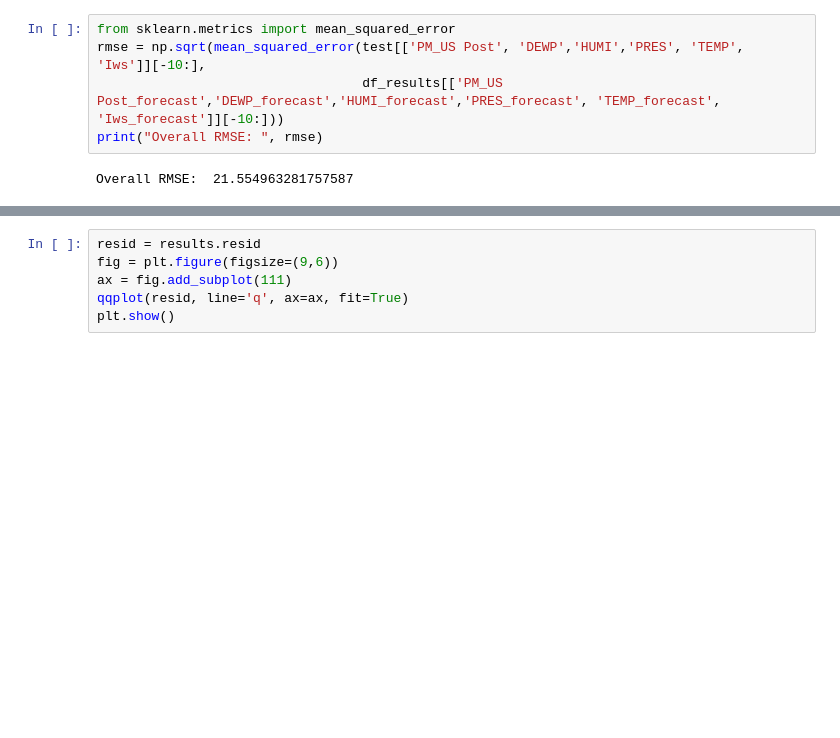
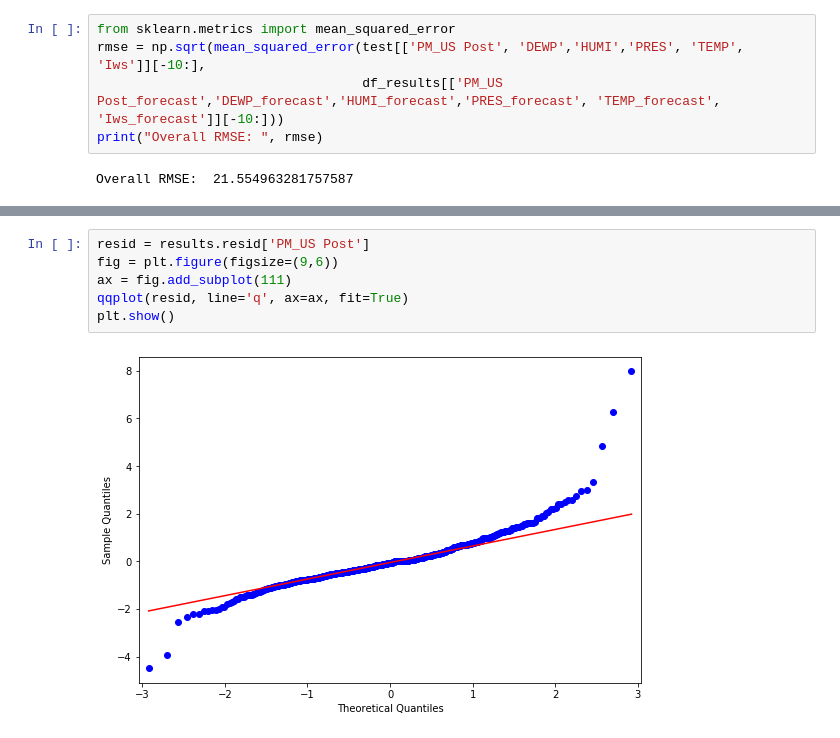
Before and after one commit to A-Y-Yang/Math-564-Time-Series-PM2.5-China-master, a Jupyter notebook: VAR/Shenyang-(daily)-(VAR).ipynb, the cells around one changed output, grey strips where cells are left out. Drawn from its saved outputs; the diff is of its cells as text; blank space fills up the shorter version.

```diff
--- a/VAR/Shenyang-(daily)-(VAR).ipynb
+++ b/VAR/Shenyang-(daily)-(VAR).ipynb
@@ -415,9 +402,11 @@ irf.plot_cum_effects(orth=False);
 # %%
-resid = results.resid
+resid = results.resid['PM_US Post']
 fig = plt.figure(figsize=(9,6))
 ax = fig.add_subplot(111)
 qqplot(resid, line='q', ax=ax, fit=True)
 plt.show()
+# %% [output]
+[figure, added]
 # %%
 #Forecast Error Variance Decomposition (FEVD) method
 fevd = results.fevd(5)
```
Also changed, not shown: parts of 14 cells of this notebook, 5 other files.
